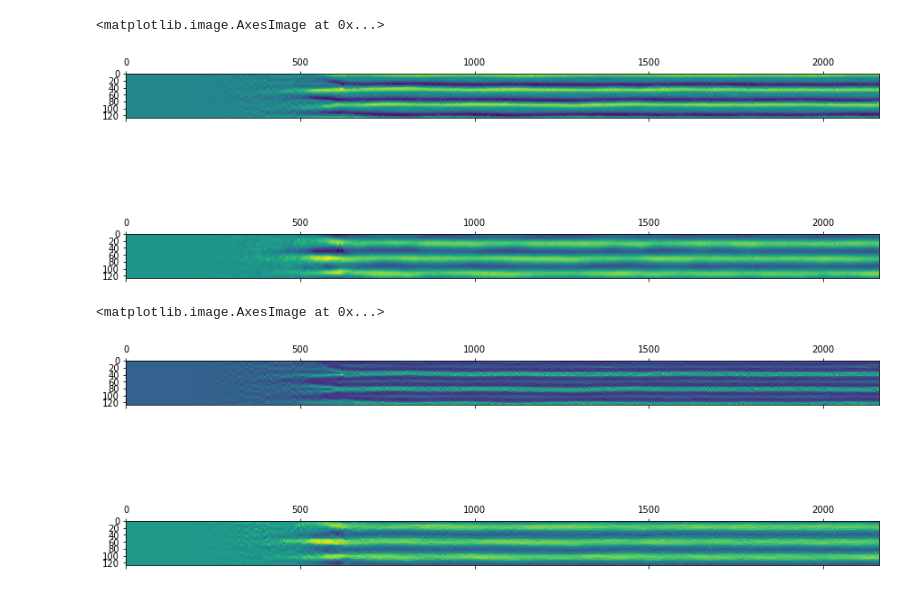
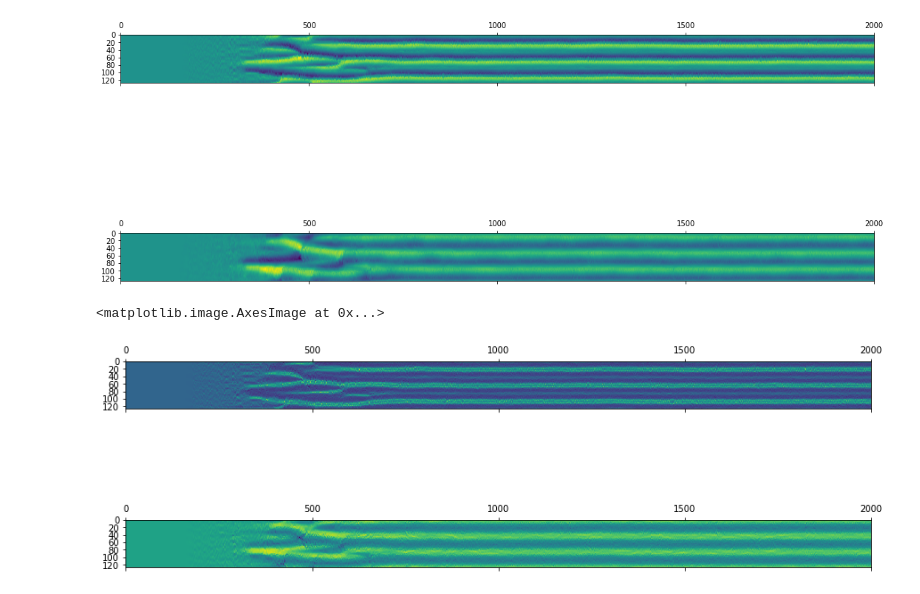
Before and after one commit to Zhengyu-Huang/Point-Jet, a Jupyter notebook: qg_model/Solver_q.ipynb, the cells around one changed output. Drawn from its saved outputs; the diff is of its cells as text; code cells hidden in the pictures.

```diff
--- a/qg_model/Solver_q.ipynb
+++ b/qg_model/Solver_q.ipynb
@@ -2,12 +2,25 @@
 import numpy as np
 from Utility import gradient, gradient_first
 import matplotlib.pyplot as plt
-
-L = 12.8e6
-beta = 1.5e-11
+from Solver_q import *
 
 
-pre_file = "/central/groups/esm/zhaoyi/geosphysicalflows_run/2layerqg/test1/"
+Ny = 128
+L = 2*np.pi
+f0, g = 1.0, 1.0             # Coriolis parameter and gravitational constant
+H =   [1.0, 1.0]               # the rest depths of each layer
+rho = [0.7, 0.8]               # the density of each layer
+beta = 12.0
+mu = 0.32                     # bottom drag
+dU = 1
+F1 = f0**2/(g*(rho[1] - rho[0])/rho[1] * H[0])
+F2 = f0**2/(g*(rho[1] - rho[0])/rho[1] * H[1])
+beta1, beta2 = beta + F1*dU, beta - F2*dU
+hyper_nu, hyper_order = 2.3e-7, 2
+
+
+
+pre_file = "/central/groups/esm/zhaoyi/geosphysicalflows_run/2layerqg/beta12mu0p32/"
 u = np.load(pre_file + "u_data.npy")
 v = np.load(pre_file + "v_data.npy")
 q = np.load(pre_file + "q_data.npy")
@@ -28,19 +41,21 @@ for i in range(nt):
         dq_zonal_mean[i, :, j] = gradient_first(q_zonal_mean[i, :, j], dy)
 
 
-dpv_zonal_mean =  dq_zonal_mean + beta
+dpv_zonal_mean =  np.copy(dq_zonal_mean)
+dpv_zonal_mean[:,:, 0] += beta1
+dpv_zonal_mean[:,:, 1] += beta2
 # %%
-fig, ax = plt.subplots(2,figsize=(15,6))
+fig, ax = plt.subplots(2,figsize=(15,10))
 ax[0].matshow(q_zonal_mean[:,:,0].T)
 ax[1].matshow(q_zonal_mean[:,:,1].T)
+plt.tight_layout()
 # %% [output]
-<matplotlib.image.AxesImage at 0x...>
-[figure, old version]
+[figure, new version]
 # %%
 fig, ax = plt.subplots(2,figsize=(15,6))
 ax[0].matshow(dq_zonal_mean[:,:,0].T)
 ax[1].matshow(dq_zonal_mean[:,:,1].T)
 # %% [output]
 <matplotlib.image.AxesImage at 0x...>
-[figure, old version]
+[figure, new version]
 # %%
```
Also changed, not shown: parts of 12 cells of this notebook, 1 other file.
